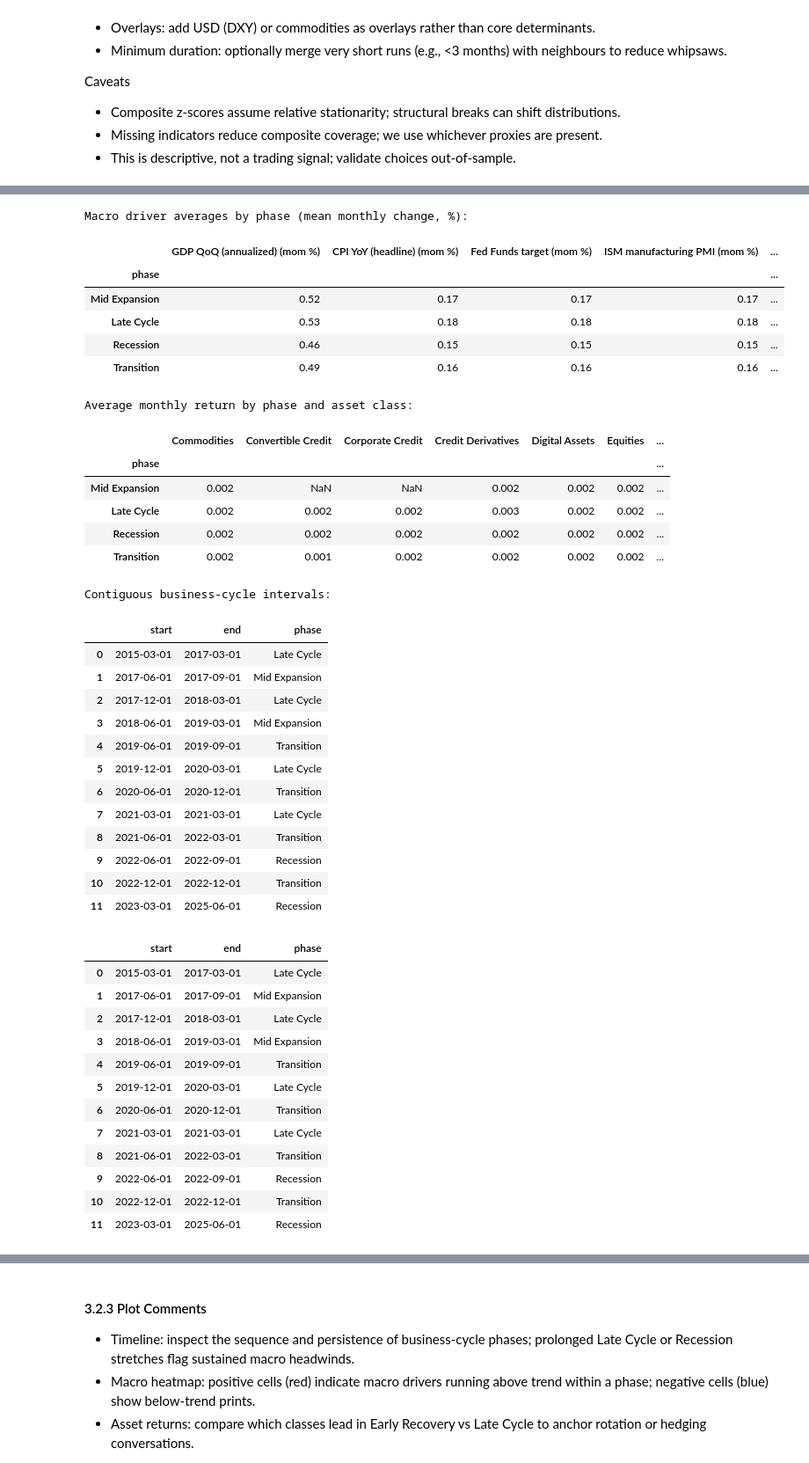
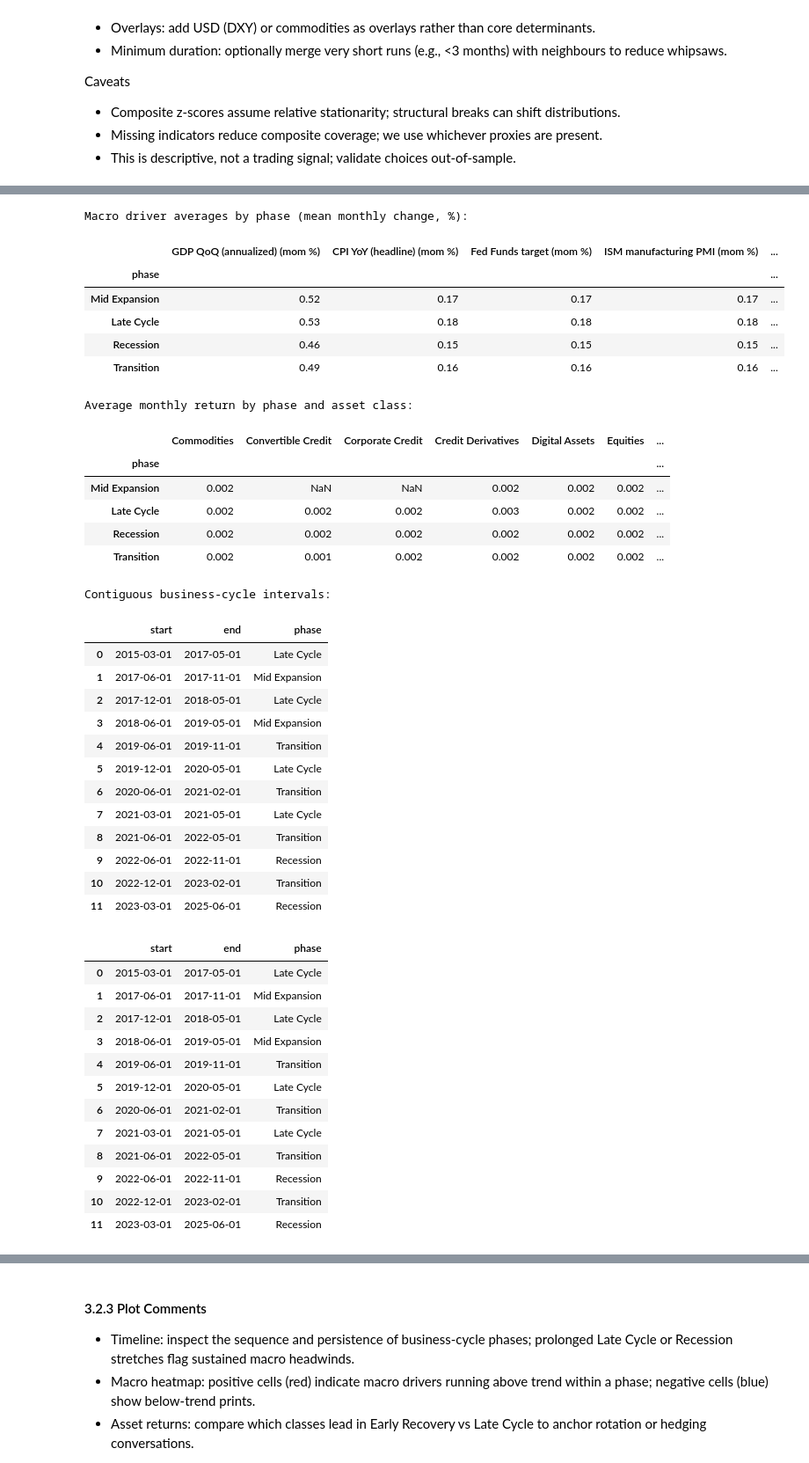
Before and after one commit to kecheng-shi/Nexus-data-preprocessing, a Jupyter notebook: Nexus Data Analysis.ipynb, the cells around one changed output, grey strips where cells are left out. Shown at 88% size. Cells and saved outputs as stored; diff of their text form; code cells hidden in the pictures.

```diff
--- a/Nexus Data Analysis.ipynb
+++ b/Nexus Data Analysis.ipynb
@@ -1050,21 +1050,36 @@ if (cycle_panel["phase"] == "Early Recovery").sum() == 0:
         return "Transition"
     cycle_panel["phase"] = cycle_panel.apply(assign_phase_q, axis=1)
 cycle_panel = cycle_panel.reset_index().rename(columns={"index": "date"})
+cycle_panel["date"] = (
+    pd.to_datetime(cycle_panel["date"])
+    .dt.to_period("M")
+    .dt.to_timestamp(how="start")
+)
 
-# Align phases to the full analysis calendar and fill gaps
-calendar = pd.to_datetime(pd.Index(combined_panel.index).unique()).sort_values()
-phase_series_full = cycle_panel.set_index("date")["phase"]
+# Build a continuous monthly calendar and fill any gaps
+macro_calendar = (
+    pd.Series(pd.to_datetime(macro_changes_pd.index))
+    .dt.to_period("M")
+    .dt.to_timestamp(how="start")
+    .sort_values()
+)
+if macro_calendar.empty:
+    raise ValueError("Macro calendar is empty; cannot assign business-cycle phases.")
+full_calendar = pd.date_range(start=macro_calendar.min(), end=macro_calendar.max(), freq="MS")
+
 phase_series_full = (
-    phase_series_full.reindex(calendar)
+    cycle_panel.set_index("date")["phase"]
+    .reindex(full_calendar)
     .replace("Unclassified", pd.NA)
     .ffill()
     .bfill()
+    .fillna("Transition")
 )
-# Final fill for any remaining missing phases
-phase_series_full = phase_series_full.fillna("Transition")
-cycle_panel_full = cycle_panel.set_index("date").reindex(calendar)
-cycle_panel_full["phase"] = phase_series_full.fillna("Transition")
-cycle_panel_full = cycle_panel_full.reset_index().rename(columns={"index": "date"})
+
+cycle_panel_full = cycle_panel.set_index("date").reindex(full_calendar)
+cycle_panel_full["phase"] = phase_series_full
+cycle_panel_full.index.name = "date"
+cycle_panel_full = cycle_panel_full.reset_index()
 
 phase_priority = ["Early Recovery", "Mid Expansion", "Late Cycle", "Recession", "Transition", "Unclassified"]
 phase_order = [p for p in phase_priority if p in cycle_panel["phase"].unique()]
@@ -1147,43 +1162,43 @@ Business-cycle phase summary (composite z-scores):
 Macro driver averages by phase (mean monthly change, %):
 |  | GDP QoQ (annualized) (mom %) | CPI YoY (headline) (mom %) | Fed Funds target (mom %) | ISM manufacturing PMI (mom %) | ... |
 | phase |  |  |  |  | ... |
 | Mid Expansion | 0.52 | 0.17 | 0.17 | 0.17 | ... |
 | Late Cycle | 0.53 | 0.18 | 0.18 | 0.18 | ... |
 | Recession | 0.46 | 0.15 | 0.15 | 0.15 | ... |
 | Transition | 0.49 | 0.16 | 0.16 | 0.16 | ... |
 Average monthly return by phase and asset class:
 |  | Commodities | Convertible Credit | Corporate Credit | Credit Derivatives | Digital Assets | Equities | ... |
 | phase |  |  |  |  |  |  | ... |
 | Mid Expansion | 0.002 | NaN | NaN | 0.002 | 0.002 | 0.002 | ... |
 | Late Cycle | 0.002 | 0.002 | 0.002 | 0.003 | 0.002 | 0.002 | ... |
 | Recession | 0.002 | 0.002 | 0.002 | 0.002 | 0.002 | 0.002 | ... |
 | Transition | 0.002 | 0.001 | 0.002 | 0.002 | 0.002 | 0.002 | ... |
 Contiguous business-cycle intervals:
 |  | start | end | phase |
-| 0 | 2015-03-01 | 2017-03-01 | Late Cycle |
-| 1 | 2017-06-01 | 2017-09-01 | Mid Expansion |
-| 2 | 2017-12-01 | 2018-03-01 | Late Cycle |
-| 3 | 2018-06-01 | 2019-03-01 | Mid Expansion |
-| 4 | 2019-06-01 | 2019-09-01 | Transition |
-| 5 | 2019-12-01 | 2020-03-01 | Late Cycle |
-| 6 | 2020-06-01 | 2020-12-01 | Transition |
-| 7 | 2021-03-01 | 2021-03-01 | Late Cycle |
-| 8 | 2021-06-01 | 2022-03-01 | Transition |
-| 9 | 2022-06-01 | 2022-09-01 | Recession |
-| 10 | 2022-12-01 | 2022-12-01 | Transition |
+| 0 | 2015-03-01 | 2017-05-01 | Late Cycle |
+| 1 | 2017-06-01 | 2017-11-01 | Mid Expansion |
+| 2 | 2017-12-01 | 2018-05-01 | Late Cycle |
+| 3 | 2018-06-01 | 2019-05-01 | Mid Expansion |
+| 4 | 2019-06-01 | 2019-11-01 | Transition |
+| 5 | 2019-12-01 | 2020-05-01 | Late Cycle |
+| 6 | 2020-06-01 | 2021-02-01 | Transition |
+| 7 | 2021-03-01 | 2021-05-01 | Late Cycle |
+| 8 | 2021-06-01 | 2022-05-01 | Transition |
+| 9 | 2022-06-01 | 2022-11-01 | Recession |
+| 10 | 2022-12-01 | 2023-02-01 | Transition |
 | 11 | 2023-03-01 | 2025-06-01 | Recession |
 |  | start | end | phase |
-| 0 | 2015-03-01 | 2017-03-01 | Late Cycle |
-| 1 | 2017-06-01 | 2017-09-01 | Mid Expansion |
-| 2 | 2017-12-01 | 2018-03-01 | Late Cycle |
-| 3 | 2018-06-01 | 2019-03-01 | Mid Expansion |
-| 4 | 2019-06-01 | 2019-09-01 | Transition |
-| 5 | 2019-12-01 | 2020-03-01 | Late Cycle |
-| 6 | 2020-06-01 | 2020-12-01 | Transition |
-| 7 | 2021-03-01 | 2021-03-01 | Late Cycle |
-| 8 | 2021-06-01 | 2022-03-01 | Transition |
-| 9 | 2022-06-01 | 2022-09-01 | Recession |
-| 10 | 2022-12-01 | 2022-12-01 | Transition |
+| 0 | 2015-03-01 | 2017-05-01 | Late Cycle |
+| 1 | 2017-06-01 | 2017-11-01 | Mid Expansion |
+| 2 | 2017-12-01 | 2018-05-01 | Late Cycle |
+| 3 | 2018-06-01 | 2019-05-01 | Mid Expansion |
+| 4 | 2019-06-01 | 2019-11-01 | Transition |
+| 5 | 2019-12-01 | 2020-05-01 | Late Cycle |
+| 6 | 2020-06-01 | 2021-02-01 | Transition |
+| 7 | 2021-03-01 | 2021-05-01 | Late Cycle |
+| 8 | 2021-06-01 | 2022-05-01 | Transition |
+| 9 | 2022-06-01 | 2022-11-01 | Recession |
+| 10 | 2022-12-01 | 2023-02-01 | Transition |
 | 11 | 2023-03-01 | 2025-06-01 | Recession |
 # %%
 import matplotlib.pyplot as plt
```
Also changed, not shown: parts of 2 cells of this notebook, 2 other files.
